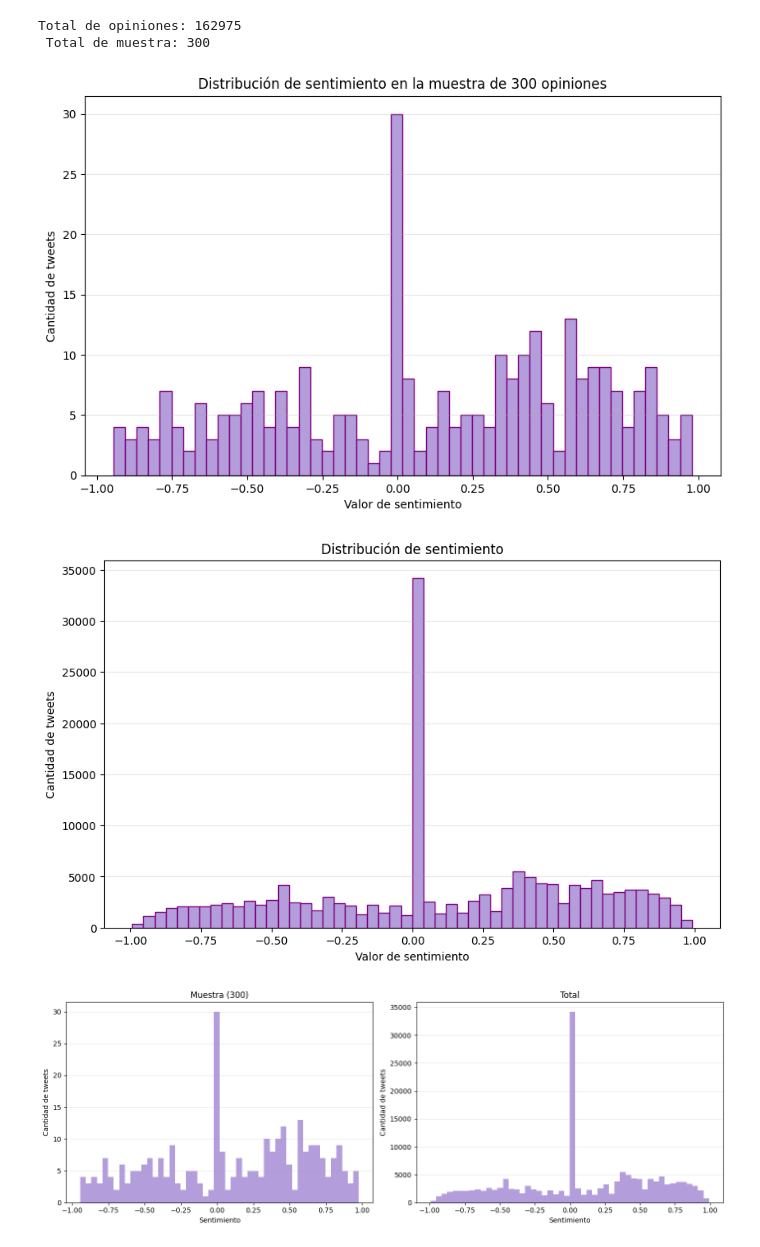
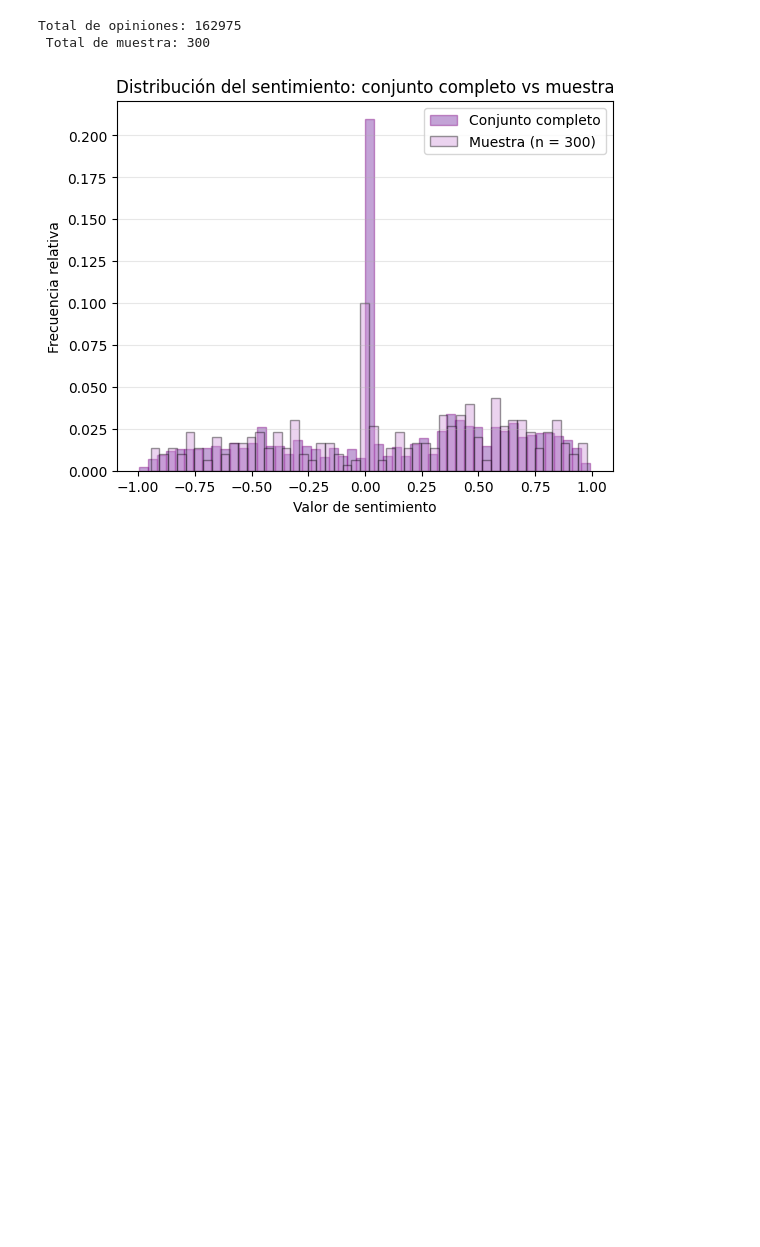
Before and after one commit to inesmolinero/ModeloFriedkin, a Jupyter notebook: analisis_sentimiento.ipynb, the cells around one changed output. Drawn from its saved outputs; the diff is of its cells as text; code cells hidden in the pictures; blank space fills up the shorter version.

```diff
--- a/analisis_sentimiento.ipynb
+++ b/analisis_sentimiento.ipynb
@@ -4,7 +4,7 @@ import pandas as pd
 from vaderSentiment.vaderSentiment import SentimentIntensityAnalyzer
 from pathlib import Path
 import matplotlib.pyplot as plt
-
+import numpy as np
 
 # Cargar los datos
 df = pd.read_csv("data/Twitter_data.csv")
@@ -24,10 +24,10 @@ df["sentimiento"] = df["clean_text"].apply(calcular_sentimiento)
 # Quitar filas nulas
 df = df.dropna(subset=["sentimiento"])
 
-# Guardar todos los scores
+# Guardar las puntuaciones en un csv
 df[["sentimiento"]].to_csv("data/Twitter_data_scores.csv", index=False)
 
-# Crear muestra estratificada de 300 tweets (diviendo en deciles)
+# Crear muestra estratificada de 300 tweets diviendo en deciles
 n_muestra= 300
 df["decil"] = pd.qcut(df["sentimiento"], q=10, labels=False, duplicates="drop")
 
@@ -38,65 +38,55 @@ muestra = (
     df
     .groupby("decil", group_keys=False)
     .apply(lambda x: x.sample(n=min(opiniones_objetivo_por_decil, len(x)), random_state=9),
     include_groups=False)
 )
 # Si no llegamos a 300, rellenamos con tweets aleatorios
 if len(muestra) < n_muestra :
     faltan = 300 - len(muestra)
     resto = df[~df.index.isin(muestra.index)]
     extra = resto.sample(n=min(faltan, len(resto)), random_state=9)
     muestra = pd.concat([muestra, extra], ignore_index=True)
 
 # Guardar muestra
 muestra[["clean_text", "sentimiento"]].to_csv(
     "data/Twitter_data_sample300.csv",
     index=False
 )
 
 # Mostrar resultados
 print(f"Total de opiniones: {len(df)}")
 print(f" Total de muestra: {len(muestra)}")
 
-# Comprobación de muestra estratificada
-plt.figure(figsize=(10, 6))
-plt.hist(muestra["sentimiento"], bins=50, color='#B39DDB' , edgecolor='purple')
-plt.xlabel('Valor de sentimiento')
-plt.ylabel('Cantidad de tweets')
-plt.title('Distribución de sentimiento en la muestra de 300 opiniones')
-plt.grid(axis='y', alpha=0.3)
 
-plt.figure(figsize=(10, 6))
-plt.hist(df["sentimiento"], bins=50, color='#B39DDB',  edgecolor='purple')
-plt.xlabel('Valor de sentimiento')
-plt.ylabel('Cantidad de tweets')
-plt.title('Distribución de sentimiento')
-plt.grid(axis='y', alpha=0.3)
+# # Histograma superpuesto de proporciones relativas
+plt.hist(
+    df["sentimiento"],
+    bins=50,
+    weights=np.ones(len(df)) / len(df),
+    alpha=0.4,
+    color="#6A1B9A",
+    edgecolor="purple",
+    label="Conjunto completo"
+)
 
+plt.hist(
+    muestra["sentimiento"],
+    bins=50,
+    weights=np.ones(len(muestra)) / len(muestra),
+    alpha=0.4,
+    color="#CE93D8",
+    edgecolor="black",
+    label="Muestra (n = 300)"
+)
 
-##
-plt.figure(figsize=(14, 5))
+plt.xlabel("Valor de sentimiento")
+plt.ylabel("Frecuencia relativa")
+plt.title("Distribución del sentimiento: conjunto completo vs muestra")
+plt.legend()
+plt.grid(axis="y", alpha=0.3)
 
-# Muestra
-plt.subplot(1, 2, 1)
-plt.hist(muestra["sentimiento"], bins=50, color='#B39DDB')
-plt.xlabel('Sentimiento')
-plt.ylabel('Cantidad de tweets')
-plt.title('Muestra (300)')
-plt.grid(axis='y', alpha=0.3)
-
-# Total
-plt.subplot(1, 2, 2)
-plt.hist(df["sentimiento"], bins=50, color='#B39DDB')
-plt.xlabel('Sentimiento')
-plt.ylabel('Cantidad de tweets')
-plt.title('Total')
-plt.grid(axis='y', alpha=0.3)
-
-plt.tight_layout()
 plt.show()
 # %% [output]
 Total de opiniones: 162975
  Total de muestra: 300
-[figure, old version]
+[figure, new version]
-[figure, removed]
-[figure, removed]
```
Also changed, not shown: parts of 1 cell of this notebook, 2 other files.
